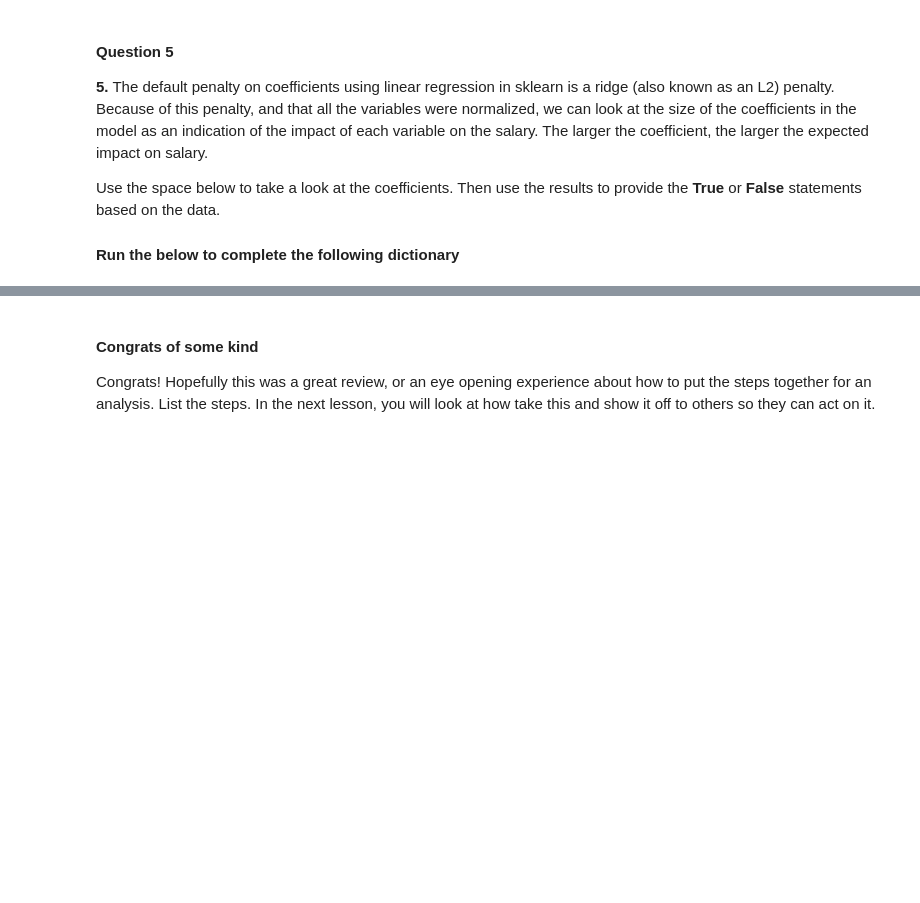
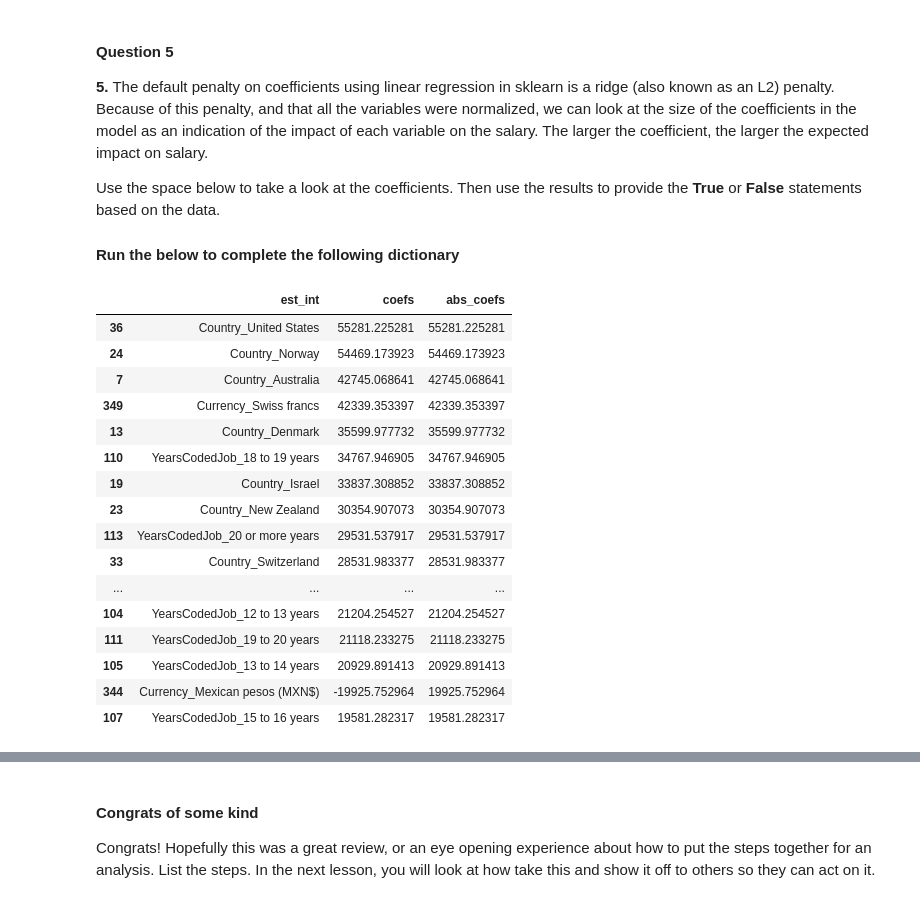
Before and after one commit to Meng-nanco/DSND_Term2, a Jupyter notebook: lessons/CRISP_DM/Putting It All Together.ipynb, the cells around one changed output, grey strips where cells are left out. Cells and saved outputs as stored; diff of their text form; code cells hidden in the pictures; blank space fills up the shorter version.

```diff
--- a/lessons/CRISP_DM/Putting It All Together.ipynb
+++ b/lessons/CRISP_DM/Putting It All Together.ipynb
@@ -187,28 +187,46 @@ Use the space below to take a look at the coefficients.  Then use the results to
 # %%
 def coef_weights(coefficients, X_train):
     '''
     INPUT:
     coefficients - the coefficients of the linear model
     X_train - the training data, so the column names can be used
     OUTPUT:
     coefs_df - a dataframe holding the coefficient, estimate, and abs(estimate)
 
     Provides a dataframe that can be used to understand the most influential coefficients
     in a linear model by providing the coefficient estimates along with the name of the
     variable attached to the coefficient.
     '''
     coefs_df = pd.DataFrame()
     coefs_df['est_int'] = X_train.columns
-    coefs_df['coefs'] = lm_model.coef_
-    coefs_df['abs_coefs'] = np.abs(lm_model.coef_)
+    coefs_df['coefs'] = coefficients
+    coefs_df['abs_coefs'] = np.abs(coefficients)
     coefs_df = coefs_df.sort_values('abs_coefs', ascending=False)
     return coefs_df
 
 #Use the function
 coef_df = coef_weights(lm_model.coef_, X_train)
 
 #A quick look at the top results
 coef_df.head(20)
+# %% [output]
+|  | est_int | coefs | abs_coefs |
+| 36 | Country_United States | 55281.225281 | 55281.225281 |
+| 24 | Country_Norway | 54469.173923 | 54469.173923 |
+| 7 | Country_Australia | 42745.068641 | 42745.068641 |
+| 349 | Currency_Swiss francs | 42339.353397 | 42339.353397 |
+| 13 | Country_Denmark | 35599.977732 | 35599.977732 |
+| 110 | YearsCodedJob_18 to 19 years | 34767.946905 | 34767.946905 |
+| 19 | Country_Israel | 33837.308852 | 33837.308852 |
+| 23 | Country_New Zealand | 30354.907073 | 30354.907073 |
+| 113 | YearsCodedJob_20 or more years | 29531.537917 | 29531.537917 |
+| 33 | Country_Switzerland | 28531.983377 | 28531.983377 |
+| ... | ... | ... | ... |
+| 104 | YearsCodedJob_12 to 13 years | 21204.254527 | 21204.254527 |
+| 111 | YearsCodedJob_19 to 20 years | 21118.233275 | 21118.233275 |
+| 105 | YearsCodedJob_13 to 14 years | 20929.891413 | 20929.891413 |
+| 344 | Currency_Mexican pesos (MXN$) | -19925.752964 | 19925.752964 |
+| 107 | YearsCodedJob_15 to 16 years | 19581.282317 | 19581.282317 |
 # %%
 a = True
 b = False
```
Also changed, not shown: parts of 2 cells of this notebook.
